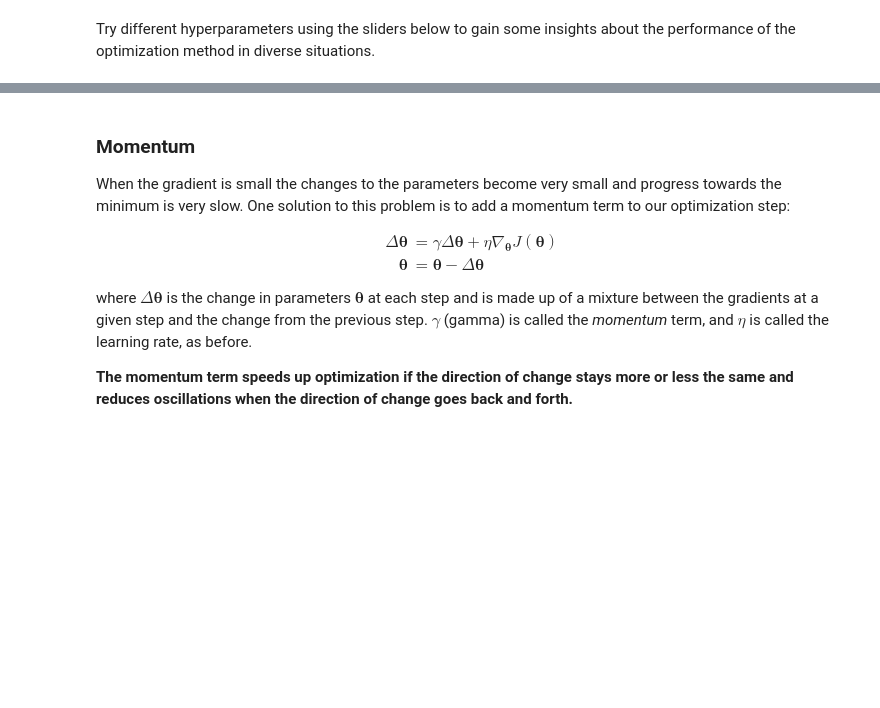
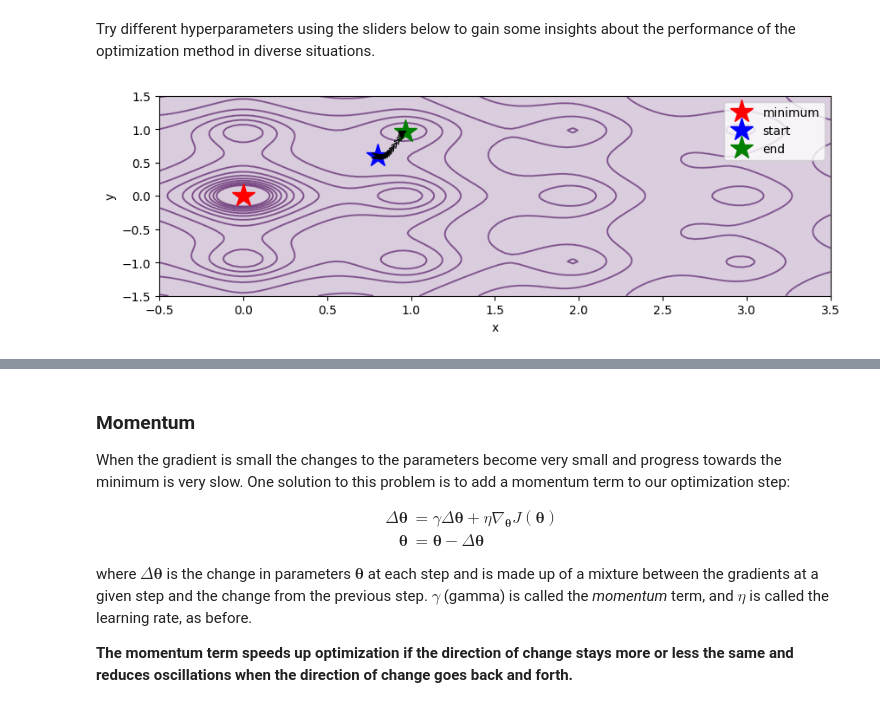
Before and after one commit to sehbeygi79/NN-Optimizers, a Jupyter notebook: NN-optimizers.ipynb, the cells around one changed output, grey strips where cells are left out. Drawn from its saved outputs; the diff is of its cells as text; code cells hidden in the pictures; blank space fills up the shorter version.

Commit message:
functionalities are done

```diff
--- a/NN-optimizers.ipynb
+++ b/NN-optimizers.ipynb
@@ -163,7 +237,7 @@ def optimize_loss(loss_func, update_func, params, states, hyper_params, is_first
     ax.plot(start_x, start_y, "b*", ms=20, label="start")
 
     for epoch in range(epochs):
-        loss = loss_func(x, y)
+        loss = loss_func(params[0], params[1])
 
         # save the old x and y values for the plot
         old_x = params[0].detach().numpy().copy()
@@ -171,19 +245,25 @@ def optimize_loss(loss_func, update_func, params, states, hyper_params, is_first
 
         # update the parameters based on the order of the optimization method
         if is_first_order:
-            # calculate the gradients of the loss with respect to the params
             ######### Your code goes here #########
-            grads = None
-            #######################################
+            grads = torch.tensor(torch.autograd.grad(loss, params))
             update_func(params, grads, states, hyper_params)
 
         else:
-            # calculate the gradients of the loss with respect to the params
-            # then calculate the hessian matrix of the loss with respect to the params
             ######### Your code goes here #########
-            grads = None
-            hessian = None
-            #######################################
+            # grads = ackley_gradient(X, Y) if loss_func == ackley else beale_gradient(X, Y)
+            # hessian = ackley_hessian(X, Y) if loss_func == ackley else beale_hessian(X, Y)
+
+            # Z_tensor.requires_grad_()
+            # grads = torch.autograd.grad(Z_tensor, (X, Y), grad_outputs=torch.ones_like(Z_tensor))
+            grads = torch.tensor(torch.autograd.grad(loss, params))
+            hessian = torch.tensor(
+                torch.autograd.functional.hessian(loss_func, tuple(params))
+            )
+
+            # print(f'grads_param0: {grads[0]}')
+            # print(f'hessian_param0: {hessian[0]}')
+
             update_func(params, grads, hessian, states, hyper_params)
 
         # plot the change in x and y for each update step
@@ -215,25 +295,27 @@ def GD_update(params, grads, states, hyper_params):
     # GD doesn't have any state, so you don't need it here
     for param, grad in zip(params, grads):
         ######### Your code goes here #########
-        pass
-        #######################################
+        with torch.no_grad():
+            param -= hyper_params["lr"] * grad
 # %% [markdown]
 Try different hyperparameters using the sliders below to gain some insights about the performance of the optimization method in diverse situations.
 # %%
 # @title {run: "auto"}
-start_x = 0.6  # @param {type:"slider", min:-0.5, max:3.5, step:0.1}
-start_y = 0.8  # @param {type:"slider", min:-1.5, max:1.5, step:0.1}
+start_x = 0.8  # @param {type:"slider", min:-0.5, max:3.5, step:0.1}
+start_y = 0.6  # @param {type:"slider", min:-1.5, max:1.5, step:0.1}
 learning_rate = 0.015  # @param {type:"slider", min:0, max:0.02, step:0.0005}
 epochs = 150  # @param {type:"slider", min:1, max:150, step:1}
 is_first_order = True
 
 x = torch.tensor(start_x, dtype=torch.float32, requires_grad=True)
 y = torch.tensor(start_y, dtype=torch.float32, requires_grad=True)
 params = [x, y]
 states = []
 hyper_params = {"lr": learning_rate}
 
 optimize_loss(ackley, GD_update, params, states, hyper_params, is_first_order)
+# %% [output]
+[figure, added]
 # %%
 # @title {run: "auto"}
 start_x = 0.0  # @param {type:"slider", min:-0.5, max:3.5, step:0.1}
```
Also changed, not shown: parts of 17 cells of this notebook.
